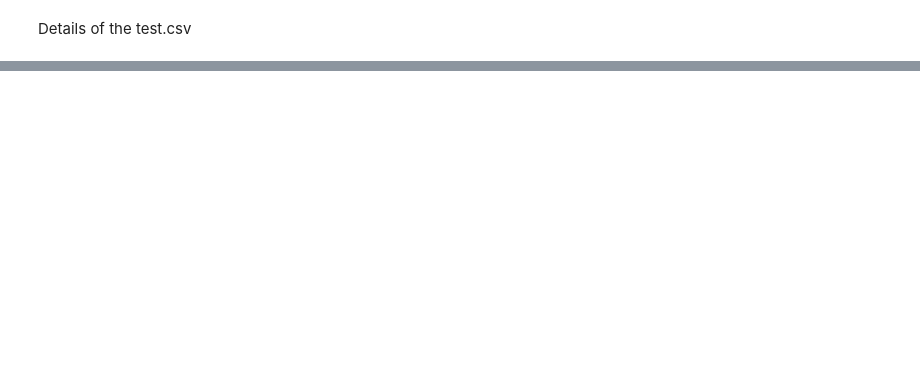
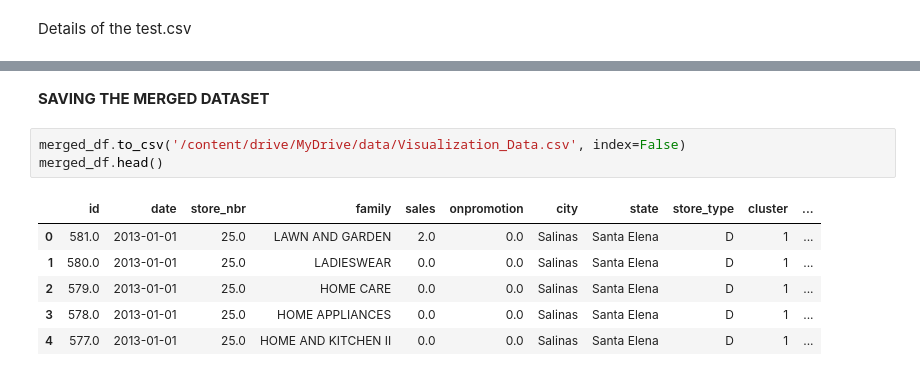
Before and after one commit to Shanis185/favorita-sales-forecasting, a Jupyter notebook: Time Series Forecasting.ipynb, the cells around one changed output, grey strips where cells are left out. Saved outputs shown, nothing was run; the diff lists cells and outputs as text; blank space fills up the shorter version.

```diff
--- a/Time Series Forecasting.ipynb
+++ b/Time Series Forecasting.ipynb
@@ -175,0 +397,12 @@ There are some missing values in oil price in oil.csv missing values should be h
+# %% [markdown]
+**SAVING THE MERGED DATASET**
+# %%
+merged_df.to_csv('/content/drive/MyDrive/data/Visualization_Data.csv', index=False)
+merged_df.head()
+# %% [output]
+|  | id | date | store_nbr | family | sales | onpromotion | city | state | store_type | cluster | ... |
+| 0 | 581.0 | 2013-01-01 | 25.0 | LAWN AND GARDEN | 2.0 | 0.0 | Salinas | Santa Elena | D | 1 | ... |
+| 1 | 580.0 | 2013-01-01 | 25.0 | LADIESWEAR | 0.0 | 0.0 | Salinas | Santa Elena | D | 1 | ... |
+| 2 | 579.0 | 2013-01-01 | 25.0 | HOME CARE | 0.0 | 0.0 | Salinas | Santa Elena | D | 1 | ... |
+| 3 | 578.0 | 2013-01-01 | 25.0 | HOME APPLIANCES | 0.0 | 0.0 | Salinas | Santa Elena | D | 1 | ... |
+| 4 | 577.0 | 2013-01-01 | 25.0 | HOME AND KITCHEN II | 0.0 | 0.0 | Salinas | Santa Elena | D | 1 | ... |
```
Also changed, not shown: parts of 37 cells of this notebook.
